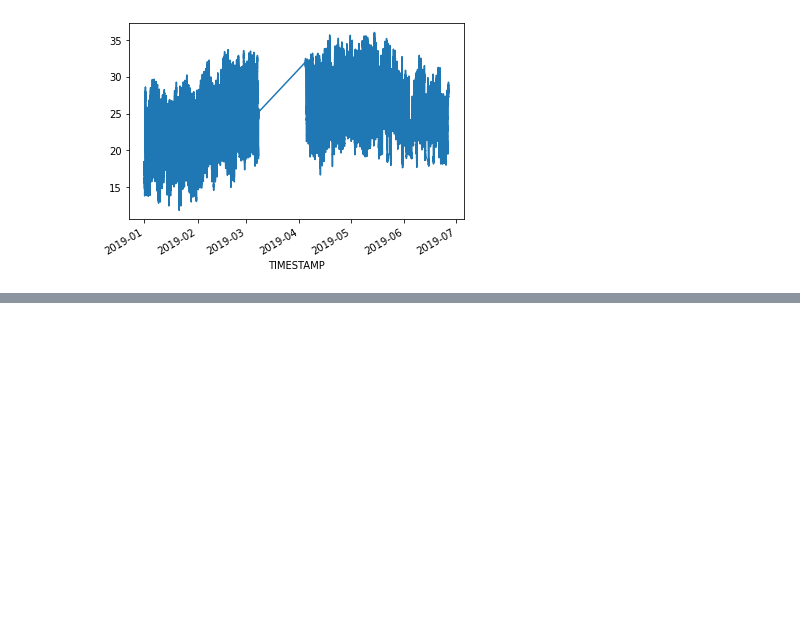
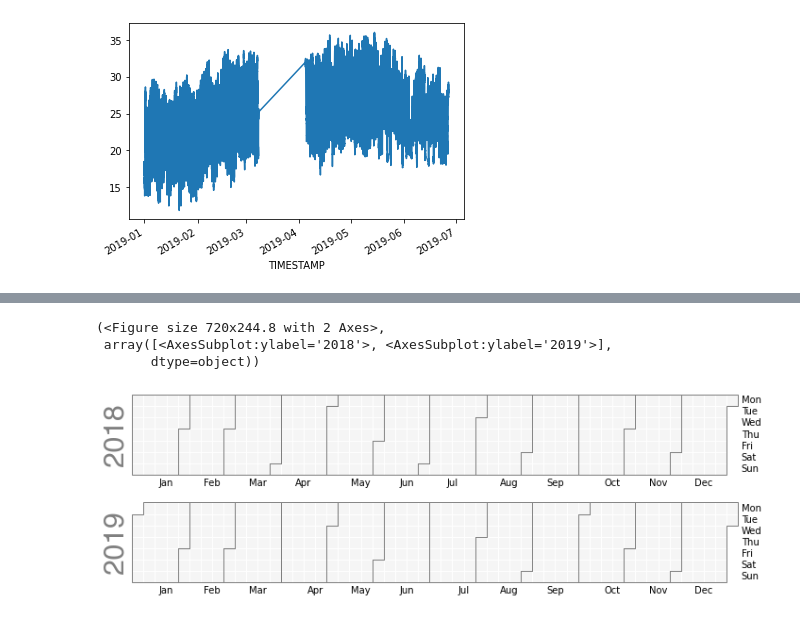
Before and after one commit to AltamarMx/mas20problemas, a Jupyter notebook: notebooks/DiferenciaDiariaCalplot.ipynb, the cells around one changed output, grey strips where cells are left out. Saved outputs shown, nothing was run; the diff lists cells and outputs as text; code cells hidden in the pictures; blank space fills up the shorter version.

```diff
--- a/notebooks/010_DiferenciaDiariaCalplot.ipynb
+++ b/notebooks/DiferenciaDiariaCalplot.ipynb
@@ -64,3 +64,6 @@ ruoa.To.plot()
 # %% [output]
 <AxesSubplot:xlabel='TIMESTAMP'>
 [figure]
+# %%
+dif = ruoa.To - esolmet.To
+dif.resample('D').mean()
@@ -67,2 +98,7 @@ ruoa.To.plot()
 # %%
-calplot.calplot()
+calplot.calplot(dif)
+# %% [output]
+(<Figure size 720x244.8 with 2 Axes>,
+ array([<AxesSubplot:ylabel='2018'>, <AxesSubplot:ylabel='2019'>],
+       dtype=object))
+[figure, added]
```
Also changed, not shown: parts of 2 cells of this notebook.
